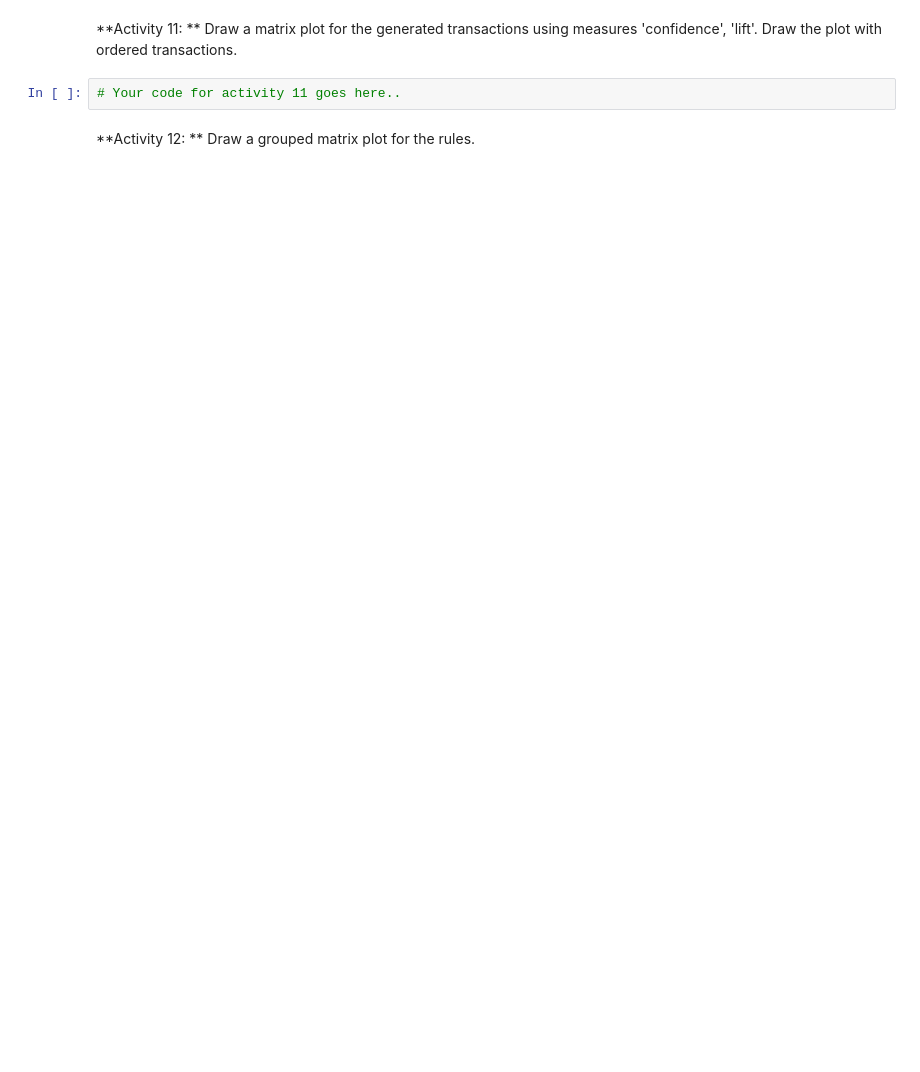
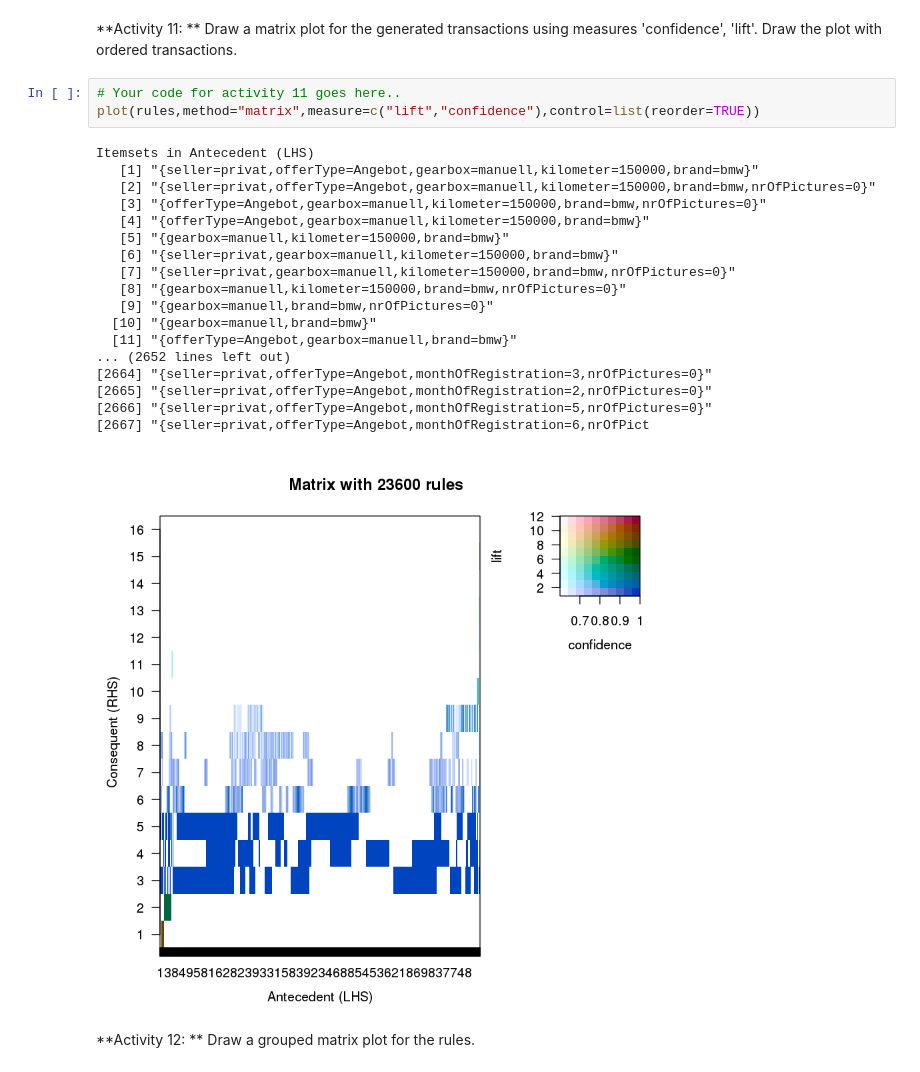
Before and after one commit to asouleymane/DMIR, a Jupyter notebook: modules/module2/exercises/Exercises_Auto_Sales.ipynb, the cells around one changed output. Cells and saved outputs as stored; diff of their text form; blank space fills up the shorter version.

```diff
--- a/modules/module2/exercises/Exercises_Auto_Sales.ipynb
+++ b/modules/module2/exercises/Exercises_Auto_Sales.ipynb
@@ -73,6 +235,26 @@ library("arulesViz")
 **Activity 11: ** Draw a matrix plot for the generated transactions using measures 'confidence', 'lift'. Draw the plot with ordered transactions.
 # %%
 # Your code for activity 11 goes here..
+plot(rules,method="matrix",measure=c("lift","confidence"),control=list(reorder=TRUE))
+# %% [output]
+Itemsets in Antecedent (LHS)
+   [1] "{seller=privat,offerType=Angebot,gearbox=manuell,kilometer=150000,brand=bmw}"
+   [2] "{seller=privat,offerType=Angebot,gearbox=manuell,kilometer=150000,brand=bmw,nrOfPictures=0}"
+   [3] "{offerType=Angebot,gearbox=manuell,kilometer=150000,brand=bmw,nrOfPictures=0}"
+   [4] "{offerType=Angebot,gearbox=manuell,kilometer=150000,brand=bmw}"
+   [5] "{gearbox=manuell,kilometer=150000,brand=bmw}"
+   [6] "{seller=privat,gearbox=manuell,kilometer=150000,brand=bmw}"
+   [7] "{seller=privat,gearbox=manuell,kilometer=150000,brand=bmw,nrOfPictures=0}"
+   [8] "{gearbox=manuell,kilometer=150000,brand=bmw,nrOfPictures=0}"
+   [9] "{gearbox=manuell,brand=bmw,nrOfPictures=0}"
+  [10] "{gearbox=manuell,brand=bmw}"
+  [11] "{offerType=Angebot,gearbox=manuell,brand=bmw}"
+... (2652 lines left out)
+[2664] "{seller=privat,offerType=Angebot,monthOfRegistration=3,nrOfPictures=0}"
+[2665] "{seller=privat,offerType=Angebot,monthOfRegistration=2,nrOfPictures=0}"
+[2666] "{seller=privat,offerType=Angebot,monthOfRegistration=5,nrOfPictures=0}"
+[2667] "{seller=privat,offerType=Angebot,monthOfRegistration=6,nrOfPict
+[figure, added]
 # %% [markdown]
 **Activity 12: ** Draw a grouped matrix plot for the rules.
 # %%
```
Also changed, not shown: parts of 20 cells of this notebook, 43 other files.
